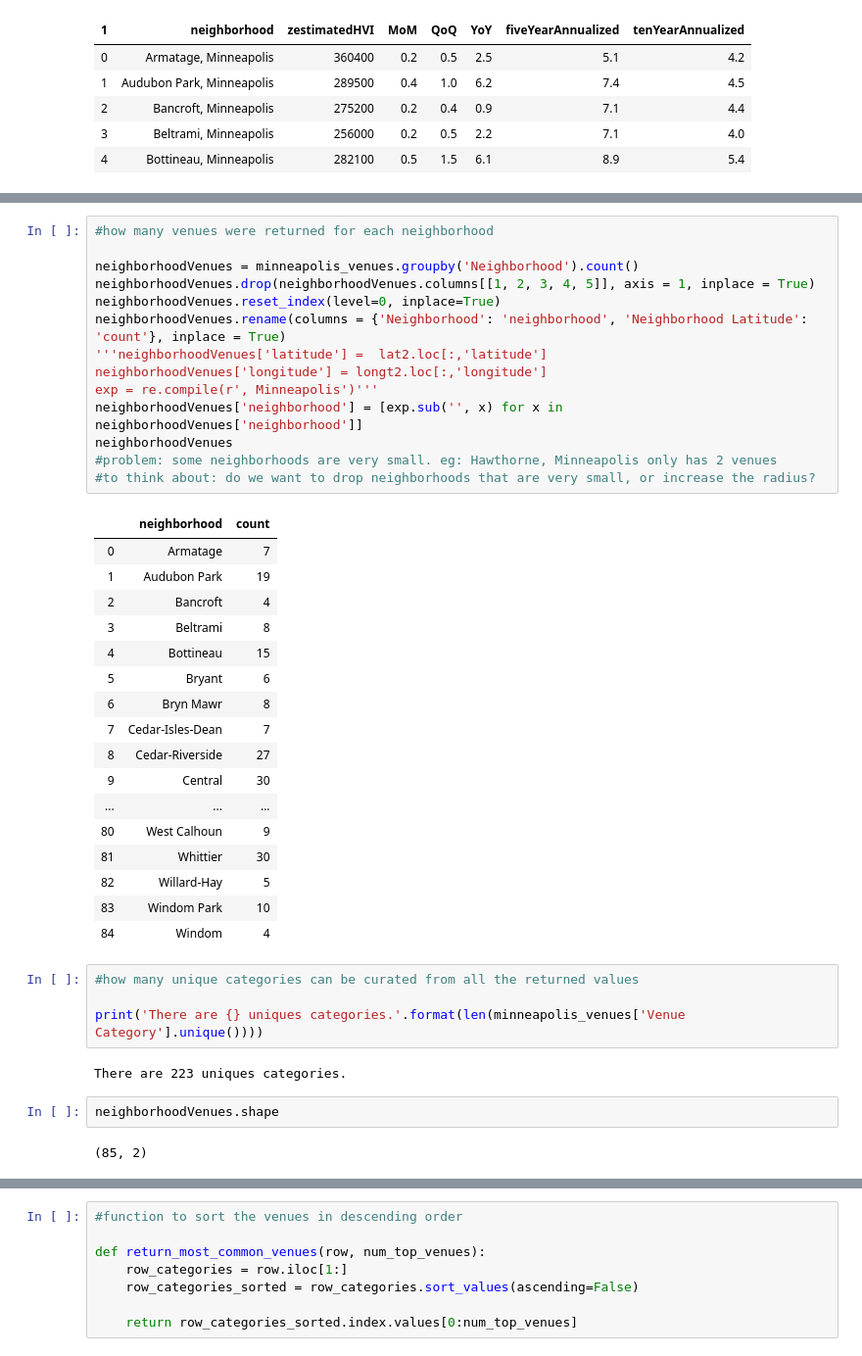
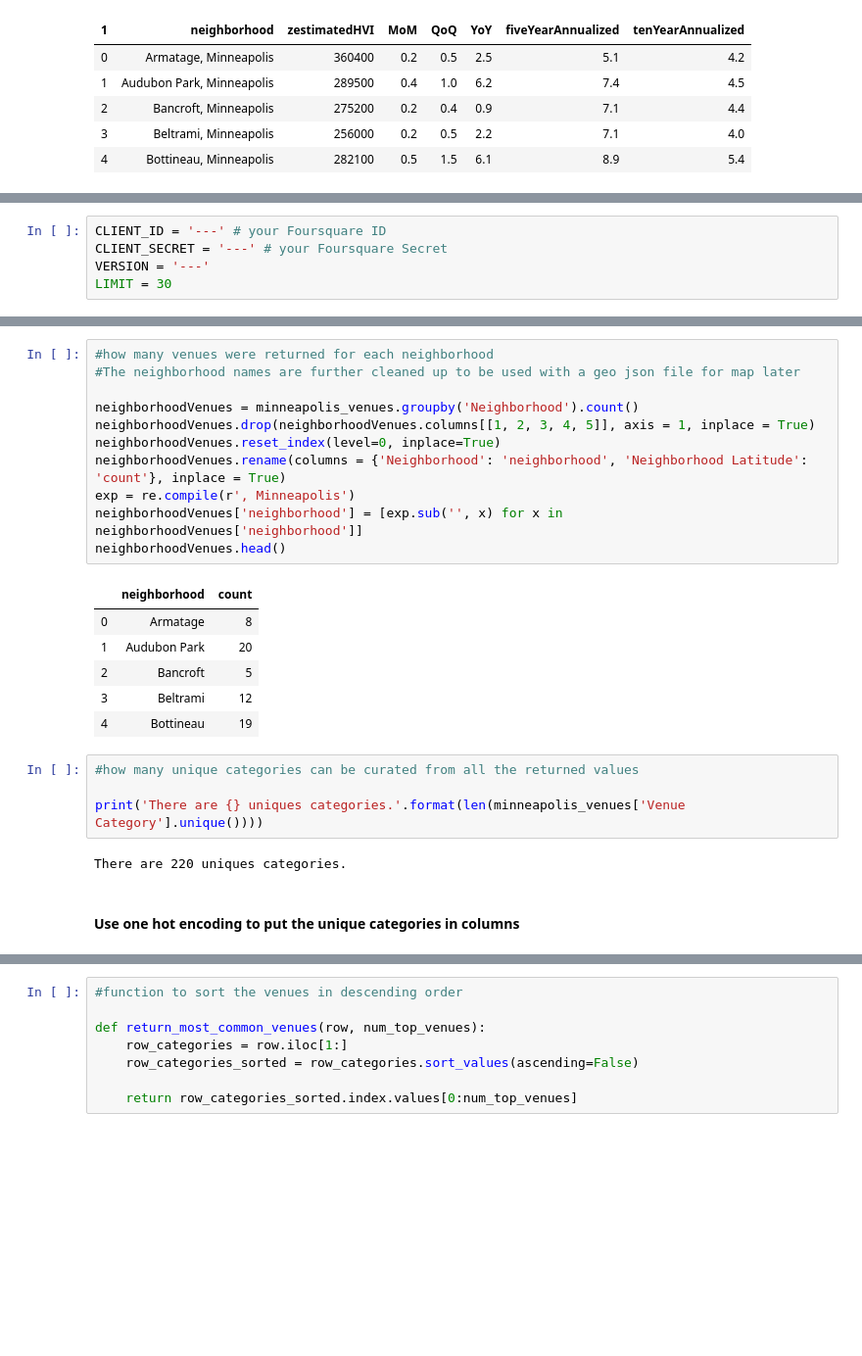
Before and after one commit to tenzin-kunsang648/Final-Coursera-Capstone-Project, a Jupyter notebook: HouseHunt_Location.ipynb, the cells around one changed output, grey strips where cells are left out. Shown at 98% size. Saved outputs shown, nothing was run; the diff lists cells and outputs as text; blank space fills up the shorter version.

```diff
--- a/HouseHunt_Location.ipynb
+++ b/HouseHunt_Location.ipynb
@@ -277 +344,6 @@ neighborhood_df.head()
+# %%
+CLIENT_ID = '---' # your Foursquare ID
+CLIENT_SECRET = '---' # your Foursquare Secret
+VERSION = '---'
+LIMIT = 30
 # %%
@@ -387,43 +430,27 @@ longt2.reset_index(level=0, inplace=True)
 # %%
 #how many venues were returned for each neighborhood
+#The neighborhood names are further cleaned up to be used with a geo json file for map later
 
 neighborhoodVenues = minneapolis_venues.groupby('Neighborhood').count()
 neighborhoodVenues.drop(neighborhoodVenues.columns[[1, 2, 3, 4, 5]], axis = 1, inplace = True)
 neighborhoodVenues.reset_index(level=0, inplace=True)
 neighborhoodVenues.rename(columns = {'Neighborhood': 'neighborhood', 'Neighborhood Latitude': 'count'}, inplace = True)
-'''neighborhoodVenues['latitude'] =  lat2.loc[:,'latitude']
-neighborhoodVenues['longitude'] = longt2.loc[:,'longitude']
-exp = re.compile(r', Minneapolis')'''
+exp = re.compile(r', Minneapolis')
 neighborhoodVenues['neighborhood'] = [exp.sub('', x) for x in neighborhoodVenues['neighborhood']]
-neighborhoodVenues
-#problem: some neighborhoods are very small. eg: Hawthorne, Minneapolis	only has 2 venues
-#to think about: do we want to drop neighborhoods that are very small, or increase the radius?
+neighborhoodVenues.head()
 # %% [output]
 |  | neighborhood | count |
-| 0 | Armatage | 7 |
-| 1 | Audubon Park | 19 |
-| 2 | Bancroft | 4 |
-| 3 | Beltrami | 8 |
-| 4 | Bottineau | 15 |
-| 5 | Bryant | 6 |
-| 6 | Bryn Mawr | 8 |
-| 7 | Cedar-Isles-Dean | 7 |
-| 8 | Cedar-Riverside | 27 |
-| 9 | Central | 30 |
-| ... | ... | ... |
-| 80 | West Calhoun | 9 |
-| 81 | Whittier | 30 |
-| 82 | Willard-Hay | 5 |
-| 83 | Windom Park | 10 |
-| 84 | Windom | 4 |
+| 0 | Armatage | 8 |
+| 1 | Audubon Park | 20 |
+| 2 | Bancroft | 5 |
+| 3 | Beltrami | 12 |
+| 4 | Bottineau | 19 |
 # %%
 #how many unique categories can be curated from all the returned values
 
 print('There are {} uniques categories.'.format(len(minneapolis_venues['Venue Category'].unique())))
 # %% [output]
-There are 223 uniques categories.
+There are 220 uniques categories.
-# %%
-neighborhoodVenues.shape
-# %% [output]
-(85, 2)
+# %% [markdown]
+#### Use one hot encoding to put the unique categories in columns
 # %%
```
Also changed, not shown: parts of 111 cells of this notebook, 13 other files.
